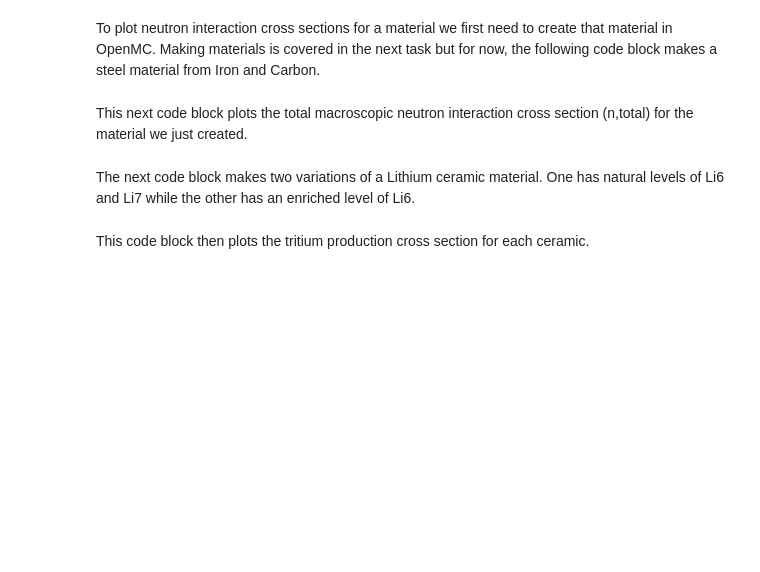
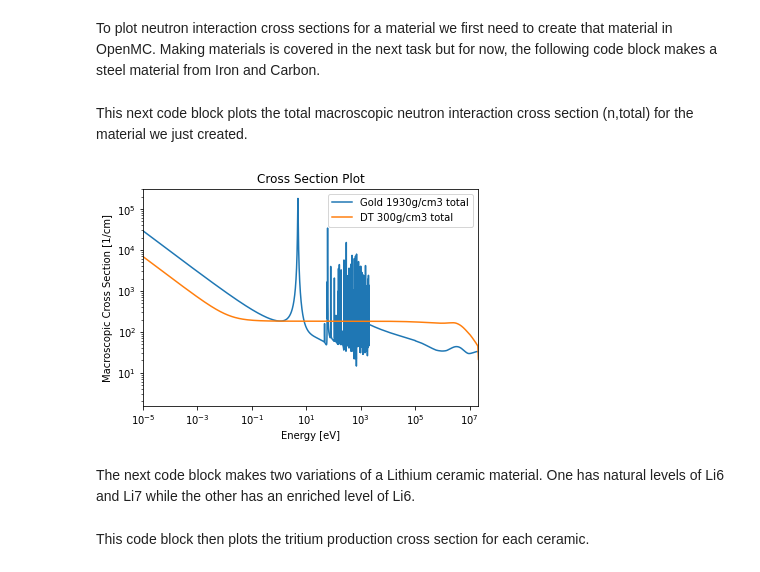
Before and after one commit to fusion-energy/neutronics-workshop, a Jupyter notebook: tasks/task_01_cross_sections/3_material_xs_plot.ipynb, the cells around one changed output. Saved outputs shown, nothing was run; the diff lists cells and outputs as text; code cells hidden in the pictures; blank space fills up the shorter version.

```diff
--- a/tasks/task_01_cross_sections/3_material_xs_plot.ipynb
+++ b/tasks/task_01_cross_sections/3_material_xs_plot.ipynb
@@ -32,15 +26,30 @@ steel_mat.name = 'Steel'
+# %%
+steel_mat = openmc.Material()
+steel_mat.add_element('Au',1)
+steel_mat.set_density('g/cm3', 1930)
+steel_mat.name = 'Gold 1930g/cm3'
+
+
+nic_rev4_pusher_material = openmc.Material(name='DT 300g/cm3')
+nic_rev4_pusher_material.add_nuclide("H2", 0.5, percent_type="ao")
+nic_rev4_pusher_material.add_nuclide("H3", 0.5, percent_type="ao")
+nic_rev4_pusher_material.set_density("g/cm3", 300)
 # %% [markdown]
 This next code block plots the total macroscopic neutron interaction cross section (n,total) for the material we just created.
 # %%
 import matplotlib.pyplot as plt
 
 openmc.plotter.plot_xs(
     reactions = {
         steel_mat: ['total'],
+        nic_rev4_pusher_material: ['total'],
+
     }
 )
-
-plt.show()
+plt.title = 'Total cross section'
+plt.savefig('total_cross_section_pushers.png', dpi=400)
+# %% [output]
+[figure, added]
 # %% [markdown]
 The next code block makes two variations of a Lithium ceramic material. One has natural levels of Li6 and Li7 while the other has an enriched level of Li6.
 # %%
```
Also changed, not shown: parts of 1 cell of this notebook, 1 other file.
